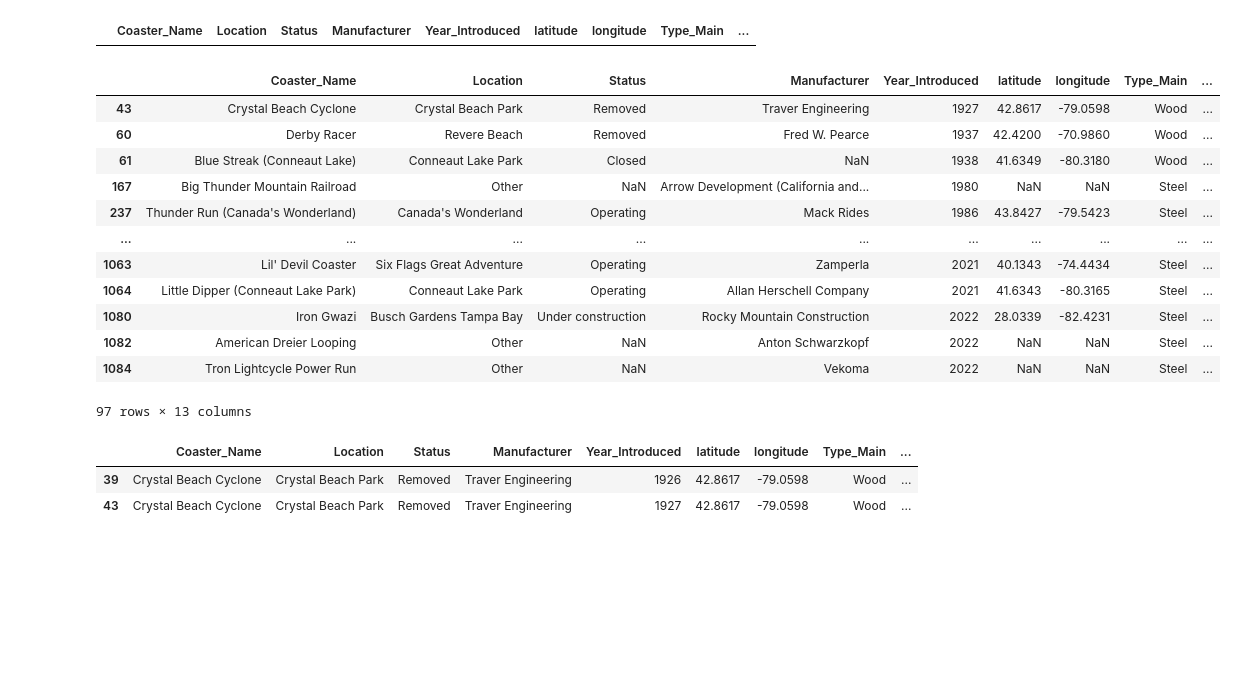
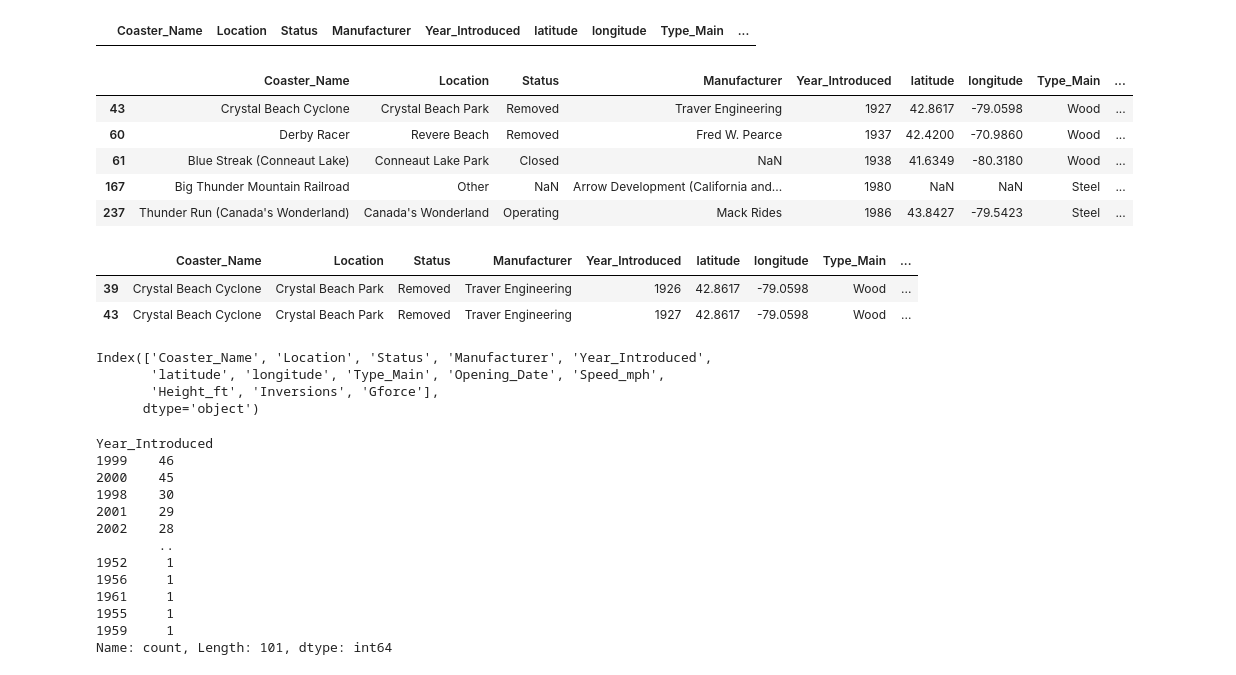
Before and after one commit to DouglasRibeiro1972/project-roller-coaster, a Jupyter notebook: roller_coaster.ipynb, the cells around one changed output. Saved outputs shown, nothing was run; the diff lists cells and outputs as text; code cells hidden in the pictures; blank space fills up the shorter version.

```diff
--- a/roller_coaster.ipynb
+++ b/roller_coaster.ipynb
@@ -148,19 +134,13 @@ df.loc[df.duplicated()]
 # %% [output]
 |  | Coaster_Name | Location | Status | Manufacturer | Year_Introduced | latitude | longitude | Type_Main | ... |
 # %%
-df.loc[df.duplicated(subset=["Coaster_Name"])]
+#check for duplicate coaster name
+df.loc[df.duplicated(subset=["Coaster_Name"])].head(5)
 # %% [output]
 |  | Coaster_Name | Location | Status | Manufacturer | Year_Introduced | latitude | longitude | Type_Main | ... |
 | 43 | Crystal Beach Cyclone | Crystal Beach Park | Removed | Traver Engineering | 1927 | 42.8617 | -79.0598 | Wood | ... |
 | 60 | Derby Racer | Revere Beach | Removed | Fred W. Pearce | 1937 | 42.4200 | -70.9860 | Wood | ... |
 | 61 | Blue Streak (Conneaut Lake) | Conneaut Lake Park | Closed | NaN | 1938 | 41.6349 | -80.3180 | Wood | ... |
 | 167 | Big Thunder Mountain Railroad | Other | NaN | Arrow Development (California and... | 1980 | NaN | NaN | Steel | ... |
 | 237 | Thunder Run (Canada's Wonderland) | Canada's Wonderland | Operating | Mack Rides | 1986 | 43.8427 | -79.5423 | Steel | ... |
-| ... | ... | ... | ... | ... | ... | ... | ... | ... | ... |
-| 1063 | Lil' Devil Coaster | Six Flags Great Adventure | Operating | Zamperla | 2021 | 40.1343 | -74.4434 | Steel | ... |
-| 1064 | Little Dipper (Conneaut Lake Park) | Conneaut Lake Park | Operating | Allan Herschell Company | 2021 | 41.6343 | -80.3165 | Steel | ... |
-| 1080 | Iron Gwazi | Busch Gardens Tampa Bay | Under construction | Rocky Mountain Construction | 2022 | 28.0339 | -82.4231 | Steel | ... |
-| 1082 | American Dreier Looping | Other | NaN | Anton Schwarzkopf | 2022 | NaN | NaN | Steel | ... |
-| 1084 | Tron Lightcycle Power Run | Other | NaN | Vekoma | 2022 | NaN | NaN | Steel | ... |
-97 rows × 13 columns
 # %%
@@ -169,3 +150,10 @@ df.query('Coaster_Name == "Crystal Beach Cyclone"')
 |  | Coaster_Name | Location | Status | Manufacturer | Year_Introduced | latitude | longitude | Type_Main | ... |
 | 39 | Crystal Beach Cyclone | Crystal Beach Park | Removed | Traver Engineering | 1926 | 42.8617 | -79.0598 | Wood | ... |
 | 43 | Crystal Beach Cyclone | Crystal Beach Park | Removed | Traver Engineering | 1927 | 42.8617 | -79.0598 | Wood | ... |
+# %%
+df.columns
+# %% [output]
+Index(['Coaster_Name', 'Location', 'Status', 'Manufacturer', 'Year_Introduced',
+       'latitude', 'longitude', 'Type_Main', 'Opening_Date', 'Speed_mph',
+       'Height_ft', 'Inversions', 'Gforce'],
+      dtype='object')
@@ -171,0 +162,16 @@ df.query('Coaster_Name == "Crystal Beach Cyclone"')
+# %%
+df["Year_Introduced"].value_counts()
+# %% [output]
+Year_Introduced
+1999    46
+2000    45
+1998    30
+2001    29
+2002    28
+        ..
+1952     1
+1956     1
+1961     1
+1955     1
+1959     1
+Name: count, Length: 101, dtype: int64
```
Also changed, not shown: parts of 13 cells of this notebook, 2 other files.
